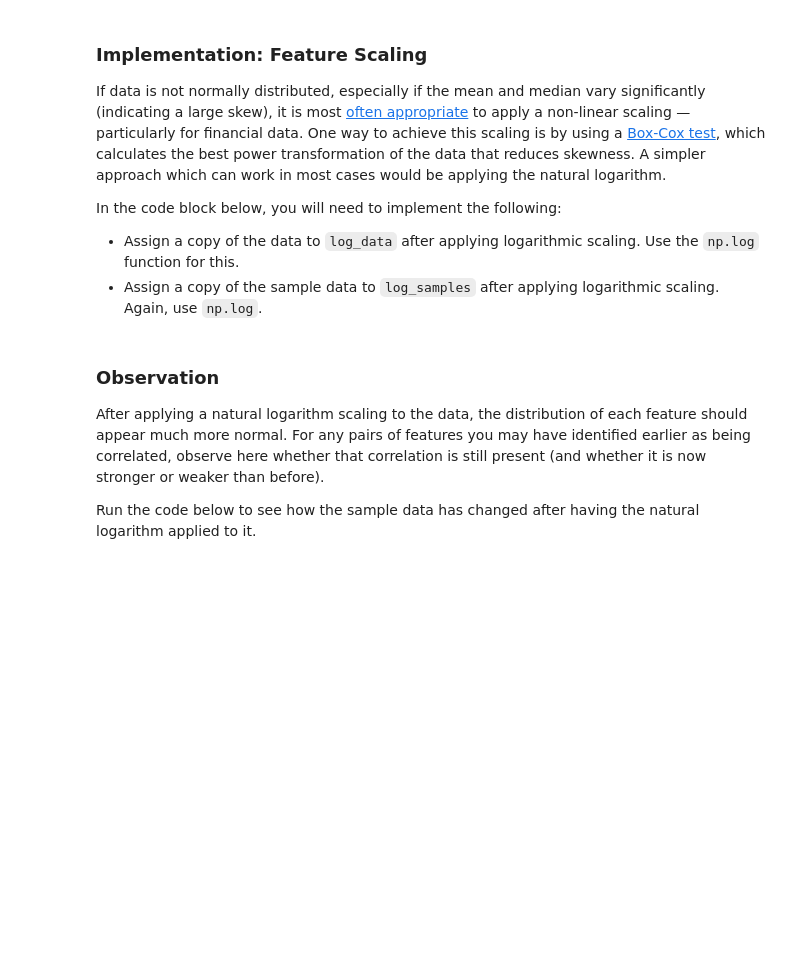
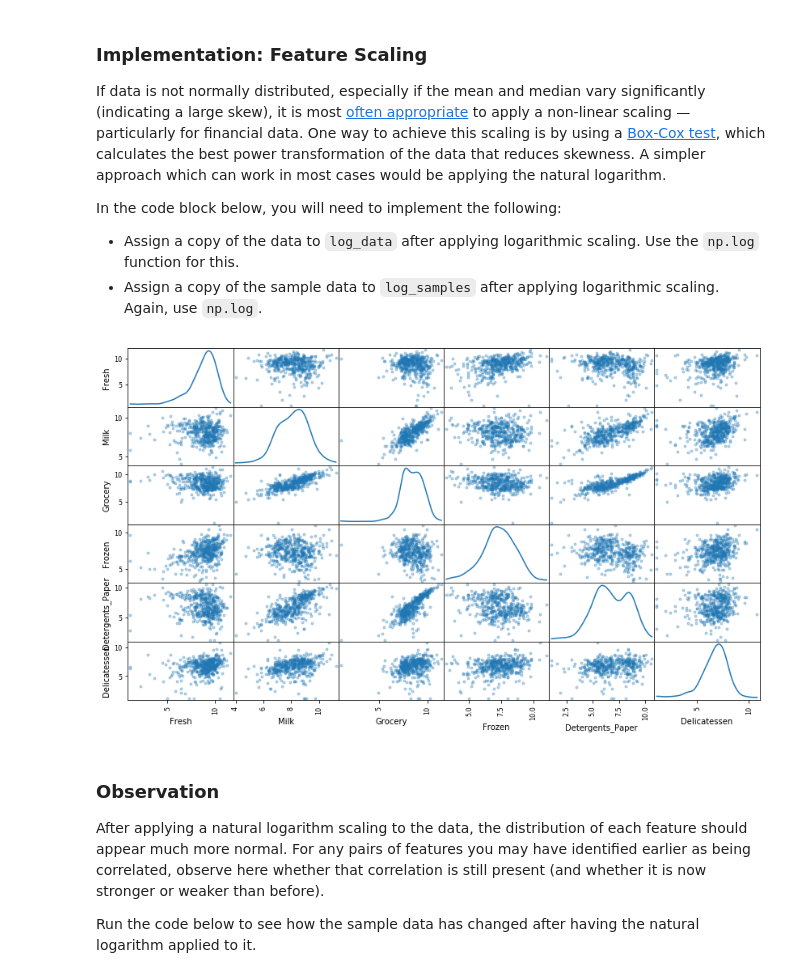
Before and after one commit to mnshr/Udacity-ML, a Jupyter notebook: customer_segments/customer_segments.ipynb, the cells around one changed output. Drawn from its saved outputs; the diff is of its cells as text; code cells hidden in the pictures; blank space fills up the shorter version.

```diff
--- a/customer_segments/customer_segments.ipynb
+++ b/customer_segments/customer_segments.ipynb
@@ -150,13 +158,15 @@ In the code block below, you will need to implement the following:
  - Assign a copy of the sample data to `log_samples` after applying logarithmic scaling. Again, use `np.log`.
 # %%
 # TODO: Scale the data using the natural logarithm
-log_data = None
+log_data = np.log(data.copy(deep=True))
 
 # TODO: Scale the sample data using the natural logarithm
-log_samples = None
+log_samples = np.log(data.copy(deep=True).loc[indices])
 
 # Produce a scatter matrix for each pair of newly-transformed features
 pd.scatter_matrix(log_data, alpha = 0.3, figsize = (14,8), diagonal = 'kde');
+# %% [output]
+[figure, added]
 # %% [markdown]
 ### Observation
 After applying a natural logarithm scaling to the data, the distribution of each feature should appear much more normal. For any pairs of features you may have identified earlier as being correlated, observe here whether that correlation is still present (and whether it is now stronger or weaker than before).
```
Also changed, not shown: parts of 5 cells of this notebook.
